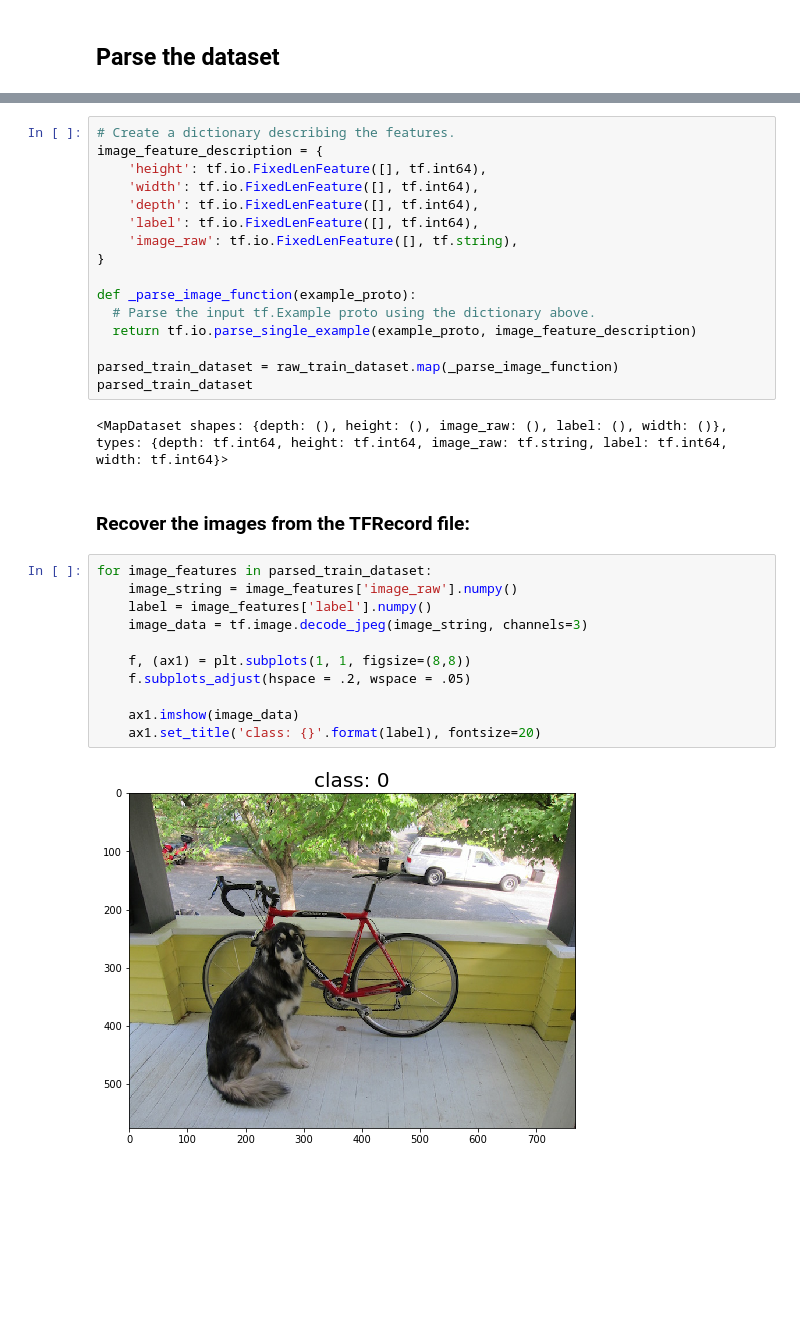
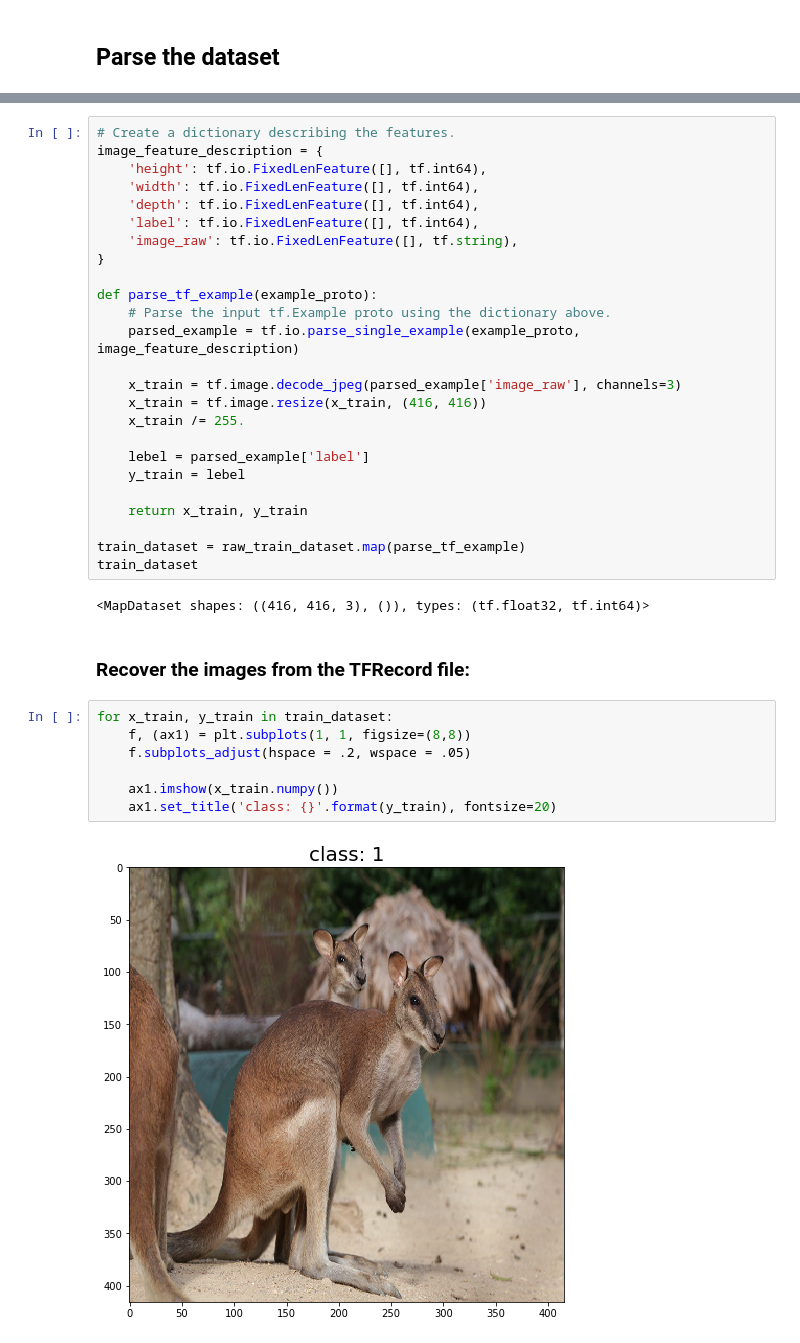
Before and after one commit to kaka-lin/tensorflow2-tutorials, a Jupyter notebook: data/load_and_preprocess_data/tfrecords/05_use_tf_record_train_a_model.ipynb, the cells around one changed output, grey strips where cells are left out. Drawn from its saved outputs; the diff is of its cells as text; blank space fills up the shorter version.

Commit message:
[tfrecords] Maintian: 05_use_tf_record_train_a_model

```diff
--- a/data/load_and_preprocess_data/tfrecords/05_use_tf_record_train_a_model.ipynb
+++ b/data/load_and_preprocess_data/tfrecords/05_use_tf_record_train_a_model.ipynb
@@ -42,26 +60,31 @@ image_feature_description = {
     'image_raw': tf.io.FixedLenFeature([], tf.string),
 }
 
-def _parse_image_function(example_proto):
-  # Parse the input tf.Example proto using the dictionary above.
-  return tf.io.parse_single_example(example_proto, image_feature_description)
+def parse_tf_example(example_proto):
+    # Parse the input tf.Example proto using the dictionary above.
+    parsed_example = tf.io.parse_single_example(example_proto, image_feature_description)
 
-parsed_train_dataset = raw_train_dataset.map(_parse_image_function)
-parsed_train_dataset
+    x_train = tf.image.decode_jpeg(parsed_example['image_raw'], channels=3)
+    x_train = tf.image.resize(x_train, (416, 416))
+    x_train /= 255.
+
+    lebel = parsed_example['label']
+    y_train = lebel
+
+    return x_train, y_train
+
+train_dataset = raw_train_dataset.map(parse_tf_example)
+train_dataset
 # %% [output]
-<MapDataset shapes: {depth: (), height: (), image_raw: (), label: (), width: ()}, types: {depth: tf.int64, height: tf.int64, image_raw: tf.string, label: tf.int64, width: tf.int64}>
+<MapDataset shapes: ((416, 416, 3), ()), types: (tf.float32, tf.int64)>
 # %% [markdown]
 ### Recover the images from the TFRecord file:
 # %%
-for image_features in parsed_train_dataset:
-    image_string = image_features['image_raw'].numpy()
-    label = image_features['label'].numpy()
-    image_data = tf.image.decode_jpeg(image_string, channels=3)
-
+for x_train, y_train in train_dataset:
     f, (ax1) = plt.subplots(1, 1, figsize=(8,8))
     f.subplots_adjust(hspace = .2, wspace = .05)
 
-    ax1.imshow(image_data)
-    ax1.set_title('class: {}'.format(label), fontsize=20)
+    ax1.imshow(x_train.numpy())
+    ax1.set_title('class: {}'.format(y_train), fontsize=20)
 # %% [output]
-[figure, old version]
+[figure, new version]
```
Also changed, not shown: parts of 8 cells of this notebook, 1 other file.
